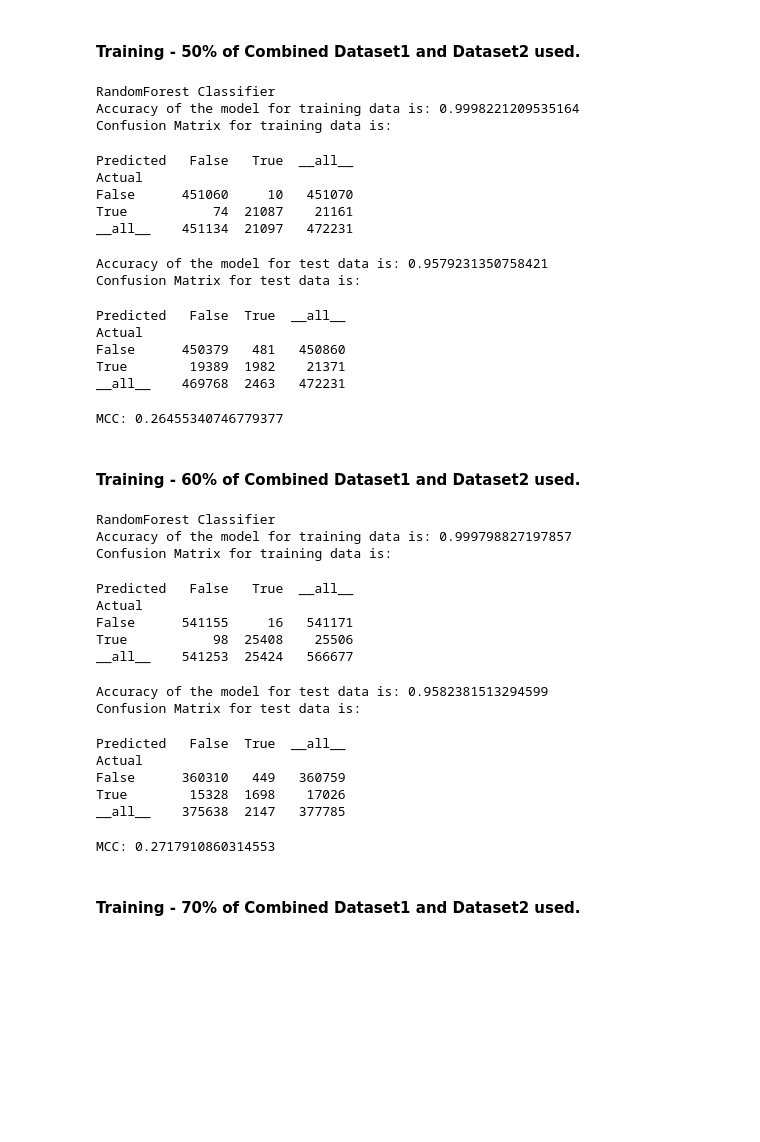
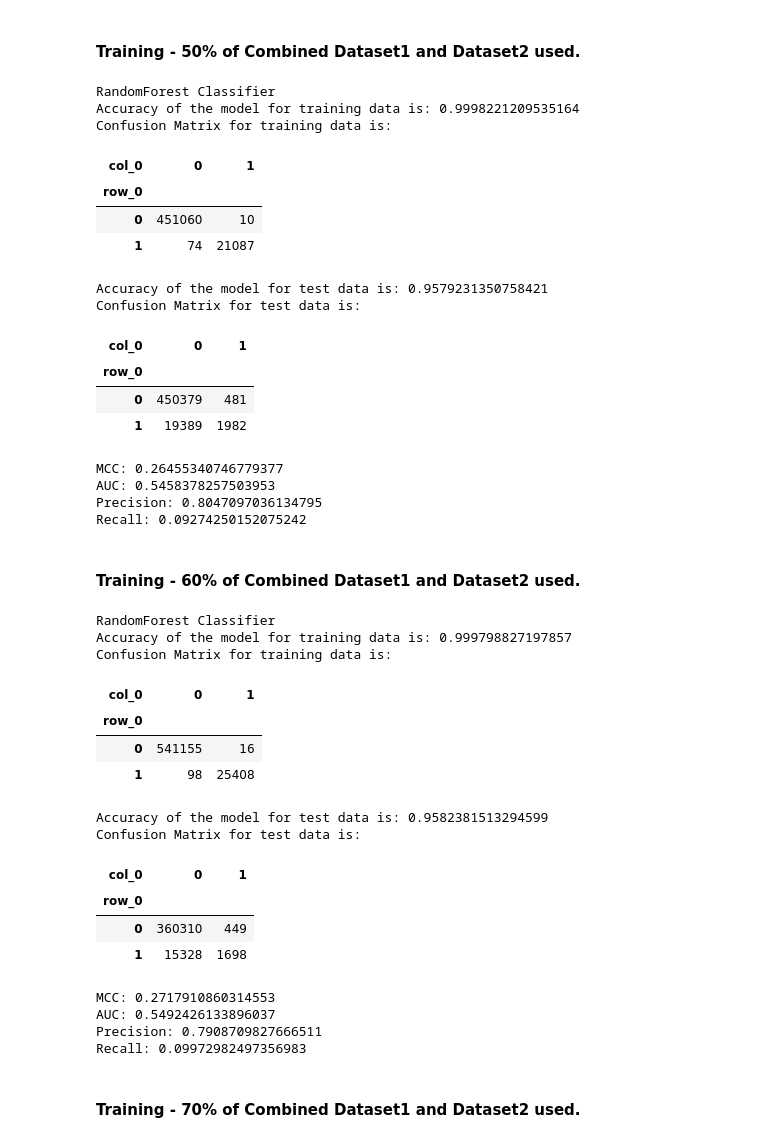
Before and after one commit to darshan-b/Reputation, a Jupyter notebook: Combined/Building_dataset_with_previously_used_features_OverSampling_and_NoSampling.ipynb, the cells around one changed output. Saved outputs shown, nothing was run; the diff lists cells and outputs as text; code cells hidden in the pictures; blank space fills up the shorter version.

```diff
--- a/Combined/Building_dataset_with_previously_used_features_OverSampling_and_NoSampling.ipynb
+++ b/Combined/Building_dataset_with_previously_used_features_OverSampling_and_NoSampling.ipynb
@@ -236,36 +249,41 @@ MCC: 0.2647635865835293
 # %%
 columns=df_prev.columns.tolist()
 train=df_prev.iloc[:int(df_prev.shape[0]*0.5),:]
 train_X=train.iloc[:,train.columns!='Target'].values
 train_Y=train.Target.values
 
 scaler=StandardScaler()
 scaled_X_train=scaler.fit_transform(train_X)
 
 test=df_prev.iloc[int(df_prev.shape[0]*0.5):,:]
 test_X=test.iloc[:,test.columns!='Target'].values
 test_Y=test.Target.values
 scaled_X_test=scaler.transform(test_X)
 columns.remove('Target')
-model,cm_train,cm_test,acc_train,acc_test,roc_auc,mcc,prec,rec=RandomForest(scaled_X_train,train_Y,scaled_X_test,test_Y,columns)
+
+model,acc_train,acc_test,roc_auc,mcc,prec,rec=RandomForest(scaled_X_train,train_Y,scaled_X_test,test_Y,columns)
 print("MCC:",mcc)
+print("AUC:",roc_auc)
+print("Precision:",prec)
+print("Recall:",rec)
 # %% [output]
 RandomForest Classifier
 Accuracy of the model for training data is: 0.9998221209535164
 Confusion Matrix for training data is:
+| col_0 | 0 | 1 |
+| row_0 |  |  |
+| 0 | 451060 | 10 |
+| 1 | 74 | 21087 |
-Predicted   False   True  __all__
-Actual
-False      451060     10   451070
-True           74  21087    21161
-__all__    451134  21097   472231
+Accuracy of the model for test data is: 0.9579231350758421
+Confusion Matrix for test data is:
+| col_0 | 0 | 1 |
+| row_0 |  |  |
+| 0 | 450379 | 481 |
+| 1 | 19389 | 1982 |
-Accuracy of the model for test data is: 0.9579231350758421
-Confusion Matrix for test data is:
+MCC: 0.26455340746779377
+AUC: 0.5458378257503953
+Precision: 0.8047097036134795
+Recall: 0.09274250152075242
-Predicted   False  True  __all__
-Actual
-False      450379   481   450860
-True        19389  1982    21371
-__all__    469768  2463   472231
-MCC: 0.26455340746779377
 # %% [markdown]
 #### Training - 60% of Combined Dataset1 and Dataset2 used.
 # %%
@@ -282,25 +300,30 @@ test_X=test.iloc[:,test.columns!='Target'].values
 test_Y=test.Target.values
 scaled_X_test=scaler.transform(test_X)
 columns.remove('Target')
-model,cm_train,cm_test,acc_train,acc_test,roc_auc,mcc,prec,rec=RandomForest(scaled_X_train,train_Y,scaled_X_test,test_Y,columns)
+
+model,acc_train,acc_test,roc_auc,mcc,prec,rec=RandomForest(scaled_X_train,train_Y,scaled_X_test,test_Y,columns)
 print("MCC:",mcc)
+print("AUC:",roc_auc)
+print("Precision:",prec)
+print("Recall:",rec)
 # %% [output]
 RandomForest Classifier
 Accuracy of the model for training data is: 0.999798827197857
 Confusion Matrix for training data is:
+| col_0 | 0 | 1 |
+| row_0 |  |  |
+| 0 | 541155 | 16 |
+| 1 | 98 | 25408 |
-Predicted   False   True  __all__
-Actual
-False      541155     16   541171
-True           98  25408    25506
-__all__    541253  25424   566677
+Accuracy of the model for test data is: 0.9582381513294599
+Confusion Matrix for test data is:
+| col_0 | 0 | 1 |
+| row_0 |  |  |
+| 0 | 360310 | 449 |
+| 1 | 15328 | 1698 |
-Accuracy of the model for test data is: 0.9582381513294599
-Confusion Matrix for test data is:
+MCC: 0.2717910860314553
+AUC: 0.5492426133896037
+Precision: 0.7908709827666511
+Recall: 0.09972982497356983
-Predicted   False  True  __all__
-Actual
-False      360310   449   360759
-True        15328  1698    17026
-__all__    375638  2147   377785
-MCC: 0.2717910860314553
 # %% [markdown]
 #### Training - 70% of Combined Dataset1 and Dataset2 used.
 # %%
```
Also changed, not shown: parts of 11 cells of this notebook.
